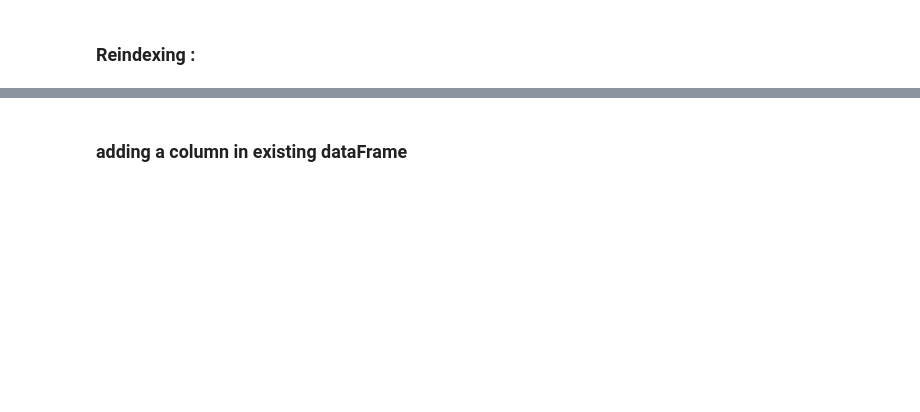
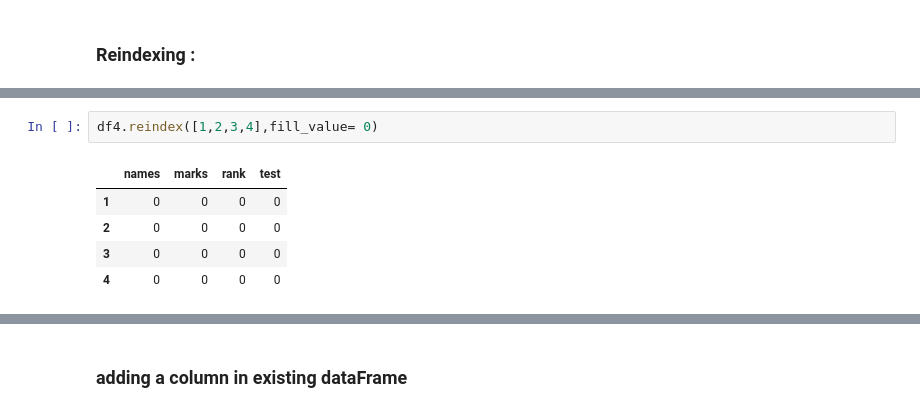
Before and after one commit to GirishaDevara/crrcoe, a Jupyter notebook: 2019-12-11.ipynb, the cells around one changed output, grey strips where cells are left out. Saved outputs shown, nothing was run; the diff lists cells and outputs as text; blank space fills up the shorter version.

```diff
--- a/2019-12-11.ipynb
+++ b/2019-12-11.ipynb
@@ -29,0 +269,8 @@ data = pd.DataFrame(np.arange(16).reshape((4, 4)),
+# %%
+df4.reindex([1,2,3,4],fill_value= 0)
+# %% [output]
+|  | names | marks | rank | test |
+| 1 | 0 | 0 | 0 | 0 |
+| 2 | 0 | 0 | 0 | 0 |
+| 3 | 0 | 0 | 0 | 0 |
+| 4 | 0 | 0 | 0 | 0 |
```
Also changed, not shown: parts of 55 cells of this notebook.
